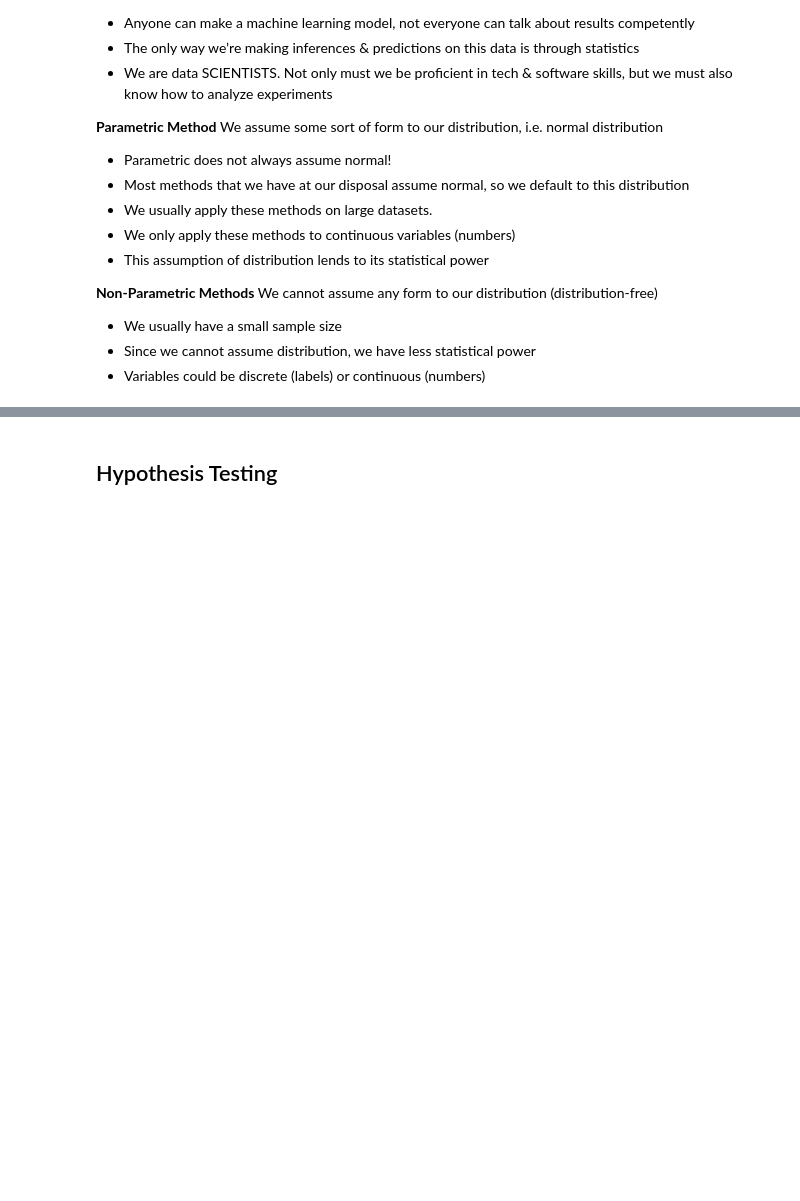
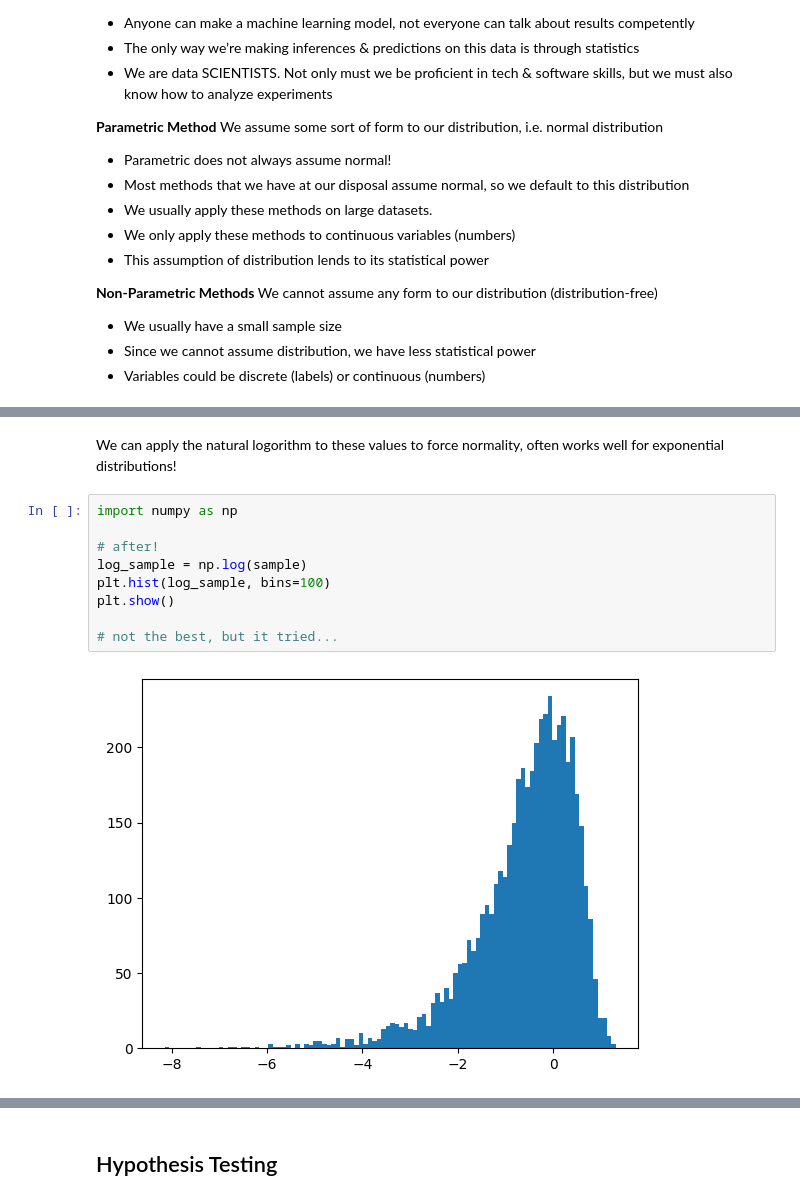
Before and after one commit to The-Knowledge-House/DS_22, a Jupyter notebook: phase_3/week_1/3_21/basic_stats_review_notes.ipynb, the cells around one changed output, grey strips where cells are left out. Drawn from its saved outputs; the diff is of its cells as text; blank space fills up the shorter version.

```diff
--- a/phase_3/week_1/3_21/basic_stats_review_notes.ipynb
+++ b/phase_3/week_1/3_21/basic_stats_review_notes.ipynb
@@ -114,0 +245,13 @@ plt.savefig("LAWLARGE_dice.jpg")
+# %% [markdown]
+We can apply the natural logorithm to these values to force normality, often works well for exponential distributions!
+# %%
+import numpy as np
+
+# after!
+log_sample = np.log(sample)
+plt.hist(log_sample, bins=100)
+plt.show()
+
+# not the best, but it tried...
+# %% [output]
+[figure, added]
```
Also changed, not shown: parts of 36 cells of this notebook, 4 other files.
